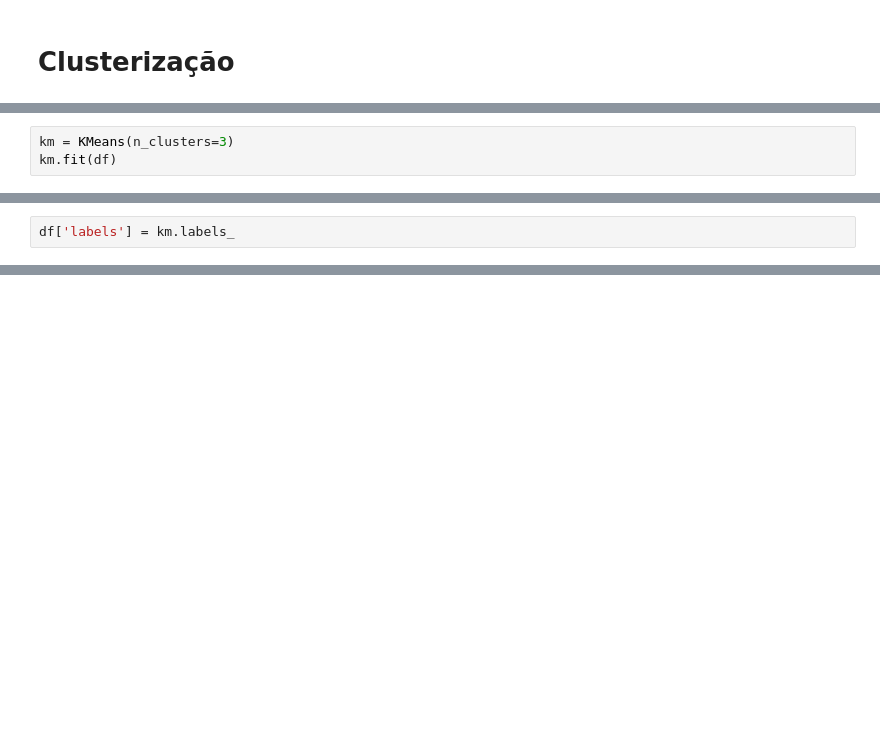
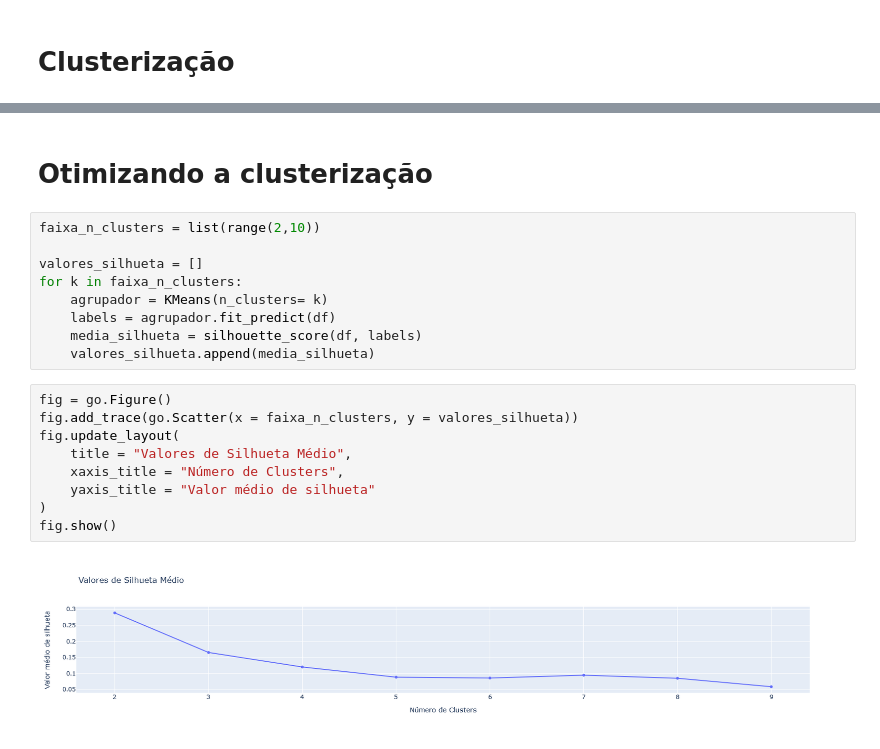
Before and after one commit to ieee-uerj/capes-data-analysis, a Jupyter notebook: visualization/Mauricio/clustering.ipynb, the cells around one changed output, grey strips where cells are left out. Drawn from its saved outputs; the diff is of its cells as text; blank space fills up the shorter version.

Commit message:
updating clustering

```diff
--- a/visualization/Mauricio/clustering.ipynb
+++ b/visualization/Mauricio/clustering.ipynb
@@ -134,3 +158,0 @@ from sklearn.cluster import KMeans
-# %%
-km = KMeans(n_clusters=3)
-km.fit(df)
@@ -139,2 +158,0 @@ KMeans(n_clusters=3)
-# %%
-df['labels'] = km.labels_
@@ -192,0 +175,22 @@ sns.scatterplot(data = dados_pca, x = 0, y = 1, hue = 'labels')
+# %% [markdown]
+# Otimizando a clusterização
+# %%
+faixa_n_clusters = list(range(2,10))
+
+valores_silhueta = []
+for k in faixa_n_clusters:
+    agrupador = KMeans(n_clusters= k)
+    labels = agrupador.fit_predict(df)
+    media_silhueta = silhouette_score(df, labels)
+    valores_silhueta.append(media_silhueta)
+# %%
+fig = go.Figure()
+fig.add_trace(go.Scatter(x = faixa_n_clusters, y = valores_silhueta))
+fig.update_layout(
+    title = "Valores de Silhueta Médio",
+    xaxis_title = "Número de Clusters",
+    yaxis_title = "Valor médio de silhueta"
+)
+fig.show()
+# %% [output]
+[figure, added]
```
Also changed, not shown: parts of 16 cells of this notebook.
